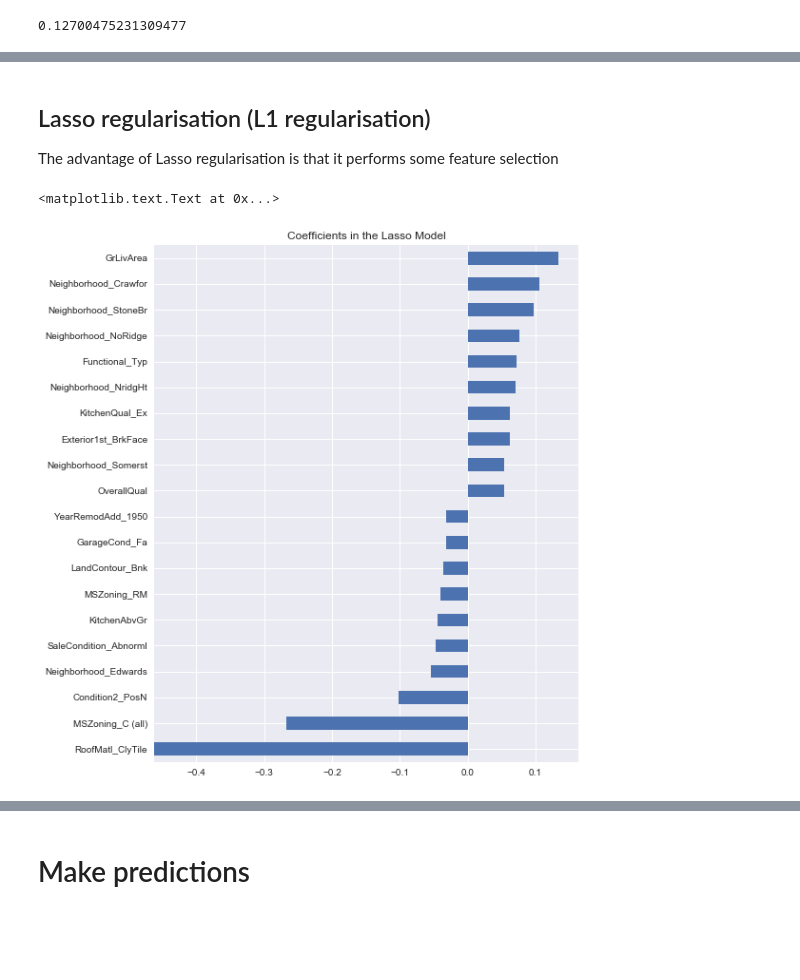
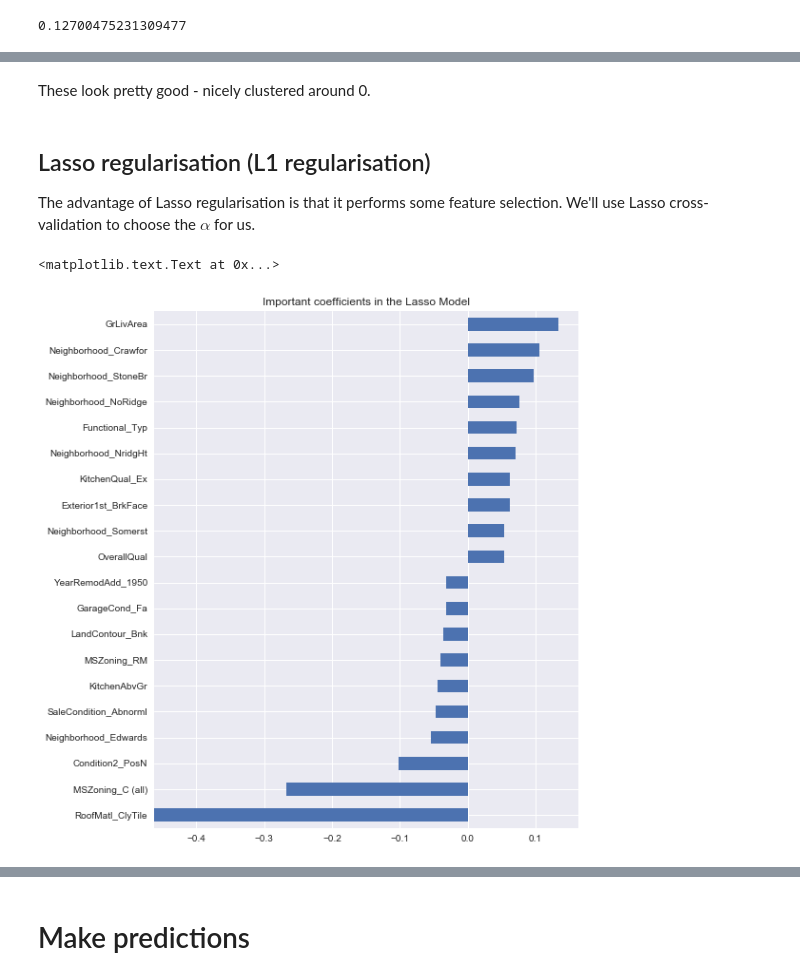
Before and after one commit to christopherhadley/kaggle-housing, a Jupyter notebook: kaggle-housing.ipynb, the cells around one changed output, grey strips where cells are left out. Saved outputs shown, nothing was run; the diff lists cells and outputs as text; code cells hidden in the pictures; blank space fills up the shorter version.

```diff
--- a/kaggle-housing.ipynb
+++ b/kaggle-housing.ipynb
@@ -508,0 +459,7 @@ cv_ridge.min()
+# %%
+# What are the important coefficients here?
+coef_ridge = pd.Series(model_ridge.coef_, index = X_train.columns)
+important_coef_ridge = pd.concat([coef_ridge.sort_values().head(10), coef.sort_values().tail(10)])
+matplotlib.rcParams['figure.figsize'] = (8.0, 10.0)
+important_coef_ridge.plot(kind = "barh")
+plt.title('Important coefficients in the Lasso Model')
@@ -522,18 +485,19 @@ preds.plot(x = "preds", y = "residuals",kind = "scatter")
+# %% [markdown]
+These look pretty good - nicely clustered around 0.
 # %% [markdown]
 ## Lasso regularisation (L1 regularisation)
-The advantage of Lasso regularisation is that it performs some feature selection
+The advantage of Lasso regularisation is that it performs some feature selection.  We'll use Lasso cross-validation to choose the $\alpha$ for us.
 # %%
 model_lasso = LassoCV(alphas = [0.0001, 0.0003, 0.0006, 0.001, 0.003, 0.006, 0.01, 0.03, 0.06, 0.1, 0.3, 0.6, 1],
                      max_iter = 50000, cv = 10).fit(X_train, y)
-coef = pd.Series(model_lasso.coef_, index = X_train.columns)
+# Coefficients of each predictor:
+coef_lasso = pd.Series(model_lasso.coef_, index = X_train.columns)
 # %%
-imp_coef = pd.concat([coef.sort_values().head(10),
-                     coef.sort_values().tail(10)])
+# What are the important coefficients here?
+important_coef_lasso = pd.concat([coef_lasso.sort_values().head(10), coef_lasso.sort_values().tail(10)])
 matplotlib.rcParams['figure.figsize'] = (8.0, 10.0)
-imp_coef.plot(kind = "barh")
-plt.title("Coefficients in the Lasso Model")
-
-# we need to bootstrap this and do it on a few random samples
+important_coef_lasso.plot(kind = "barh")
+plt.title('Important coefficients in the Lasso Model')
 # %% [output]
 <matplotlib.text.Text at 0x...>
-[figure, old version]
+[figure, new version]
```
Also changed, not shown: parts of 43 cells of this notebook.
